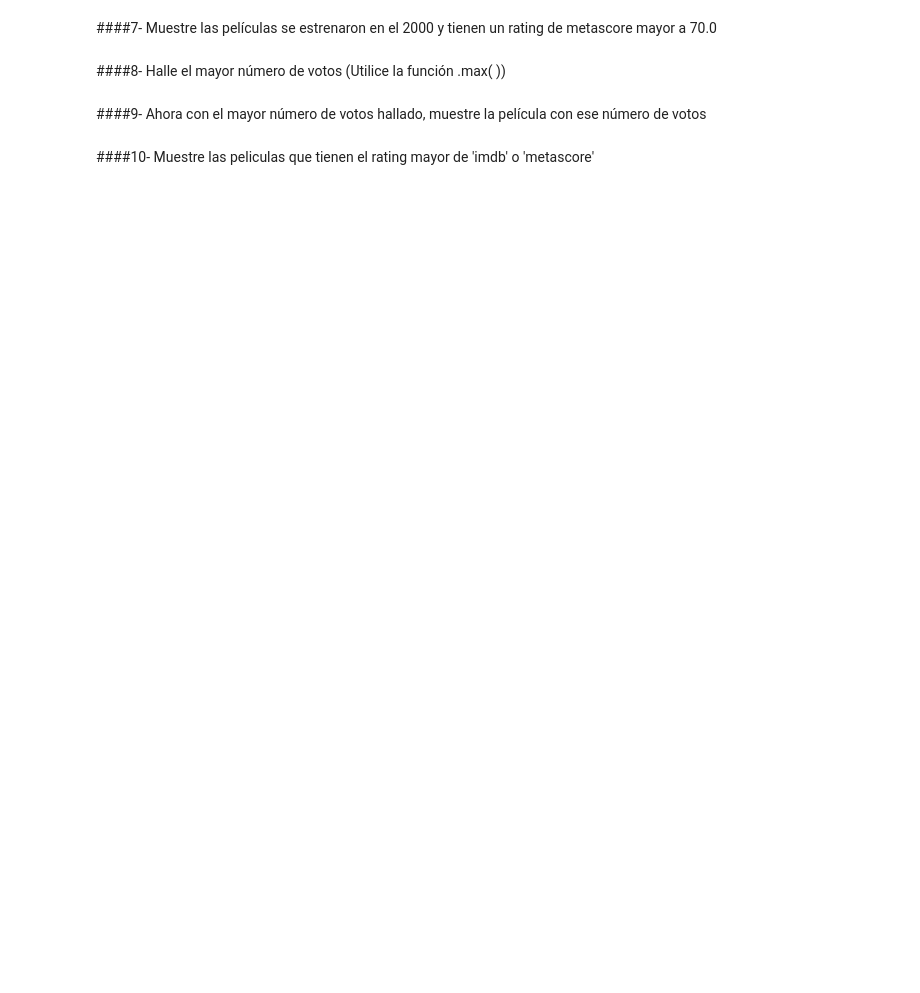
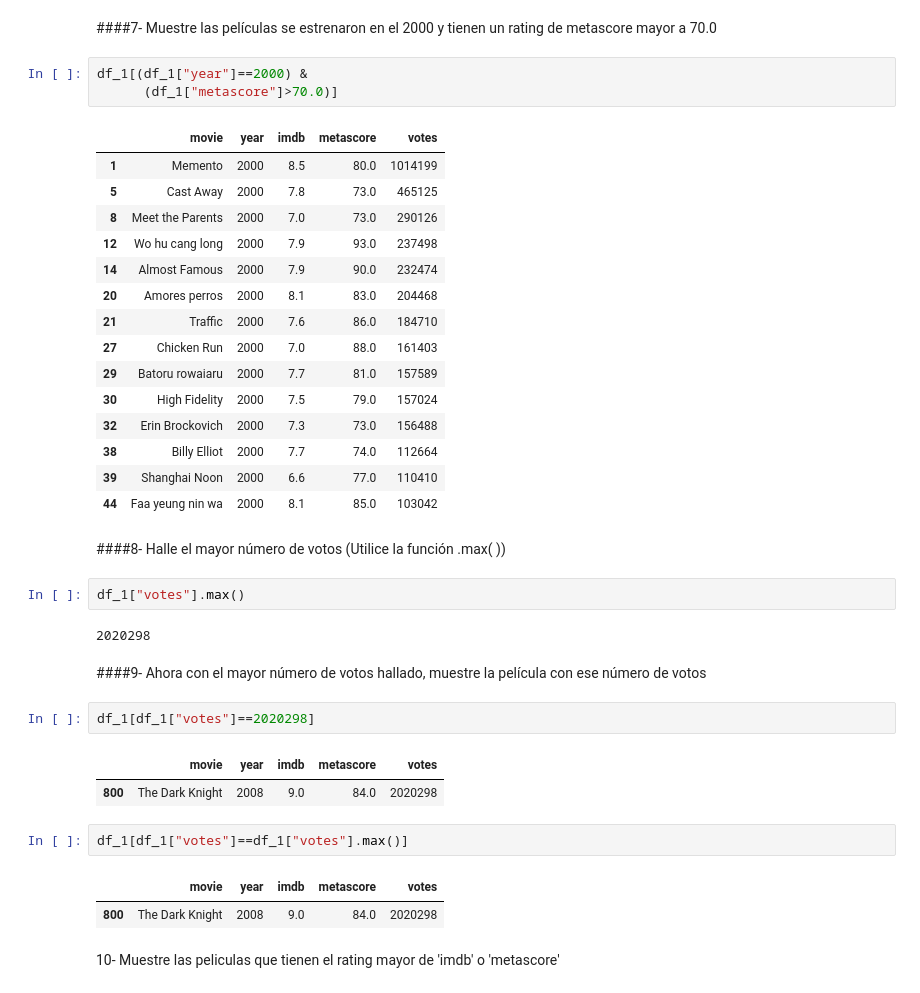
Before and after one commit to jons255-p/Python_Machi_Learning_Sta_Anita, a Jupyter notebook: clase_3_Introducción a Pandas/Tarea_Clase_3.ipynb, the cells around one changed output. Saved outputs shown, nothing was run; the diff lists cells and outputs as text; blank space fills up the shorter version.

```diff
--- a/clase_3_Introducción a Pandas/Tarea_Clase_3.ipynb
+++ b/clase_3_Introducción a Pandas/Tarea_Clase_3.ipynb
@@ -32,8 +106,41 @@ df_1[df_1['movie']=='Gladiator']
 # %% [markdown]
 ####7- Muestre las películas se estrenaron en el 2000 y tienen un rating de metascore mayor a 70.0
+# %%
+df_1[(df_1["year"]==2000) &
+      (df_1["metascore"]>70.0)]
+# %% [output]
+|  | movie | year | imdb | metascore | votes |
+| 1 | Memento | 2000 | 8.5 | 80.0 | 1014199 |
+| 5 | Cast Away | 2000 | 7.8 | 73.0 | 465125 |
+| 8 | Meet the Parents | 2000 | 7.0 | 73.0 | 290126 |
+| 12 | Wo hu cang long | 2000 | 7.9 | 93.0 | 237498 |
+| 14 | Almost Famous | 2000 | 7.9 | 90.0 | 232474 |
+| 20 | Amores perros | 2000 | 8.1 | 83.0 | 204468 |
+| 21 | Traffic | 2000 | 7.6 | 86.0 | 184710 |
+| 27 | Chicken Run | 2000 | 7.0 | 88.0 | 161403 |
+| 29 | Batoru rowaiaru | 2000 | 7.7 | 81.0 | 157589 |
+| 30 | High Fidelity | 2000 | 7.5 | 79.0 | 157024 |
+| 32 | Erin Brockovich | 2000 | 7.3 | 73.0 | 156488 |
+| 38 | Billy Elliot | 2000 | 7.7 | 74.0 | 112664 |
+| 39 | Shanghai Noon | 2000 | 6.6 | 77.0 | 110410 |
+| 44 | Faa yeung nin wa | 2000 | 8.1 | 85.0 | 103042 |
 # %% [markdown]
 ####8- Halle el mayor número de votos (Utilice la función .max( ))
+# %%
+df_1["votes"].max()
+# %% [output]
+2020298
 # %% [markdown]
 ####9- Ahora con el mayor número de votos hallado, muestre la película con ese número de votos
+# %%
+df_1[df_1["votes"]==2020298]
+# %% [output]
+|  | movie | year | imdb | metascore | votes |
+| 800 | The Dark Knight | 2008 | 9.0 | 84.0 | 2020298 |
+# %%
+df_1[df_1["votes"]==df_1["votes"].max()]
+# %% [output]
+|  | movie | year | imdb | metascore | votes |
+| 800 | The Dark Knight | 2008 | 9.0 | 84.0 | 2020298 |
 # %% [markdown]
-####10- Muestre las peliculas que tienen el rating mayor de 'imdb' o 'metascore'
+10- Muestre las peliculas que tienen el rating mayor de 'imdb' o 'metascore'
```
Also changed, not shown: parts of 11 cells of this notebook.
